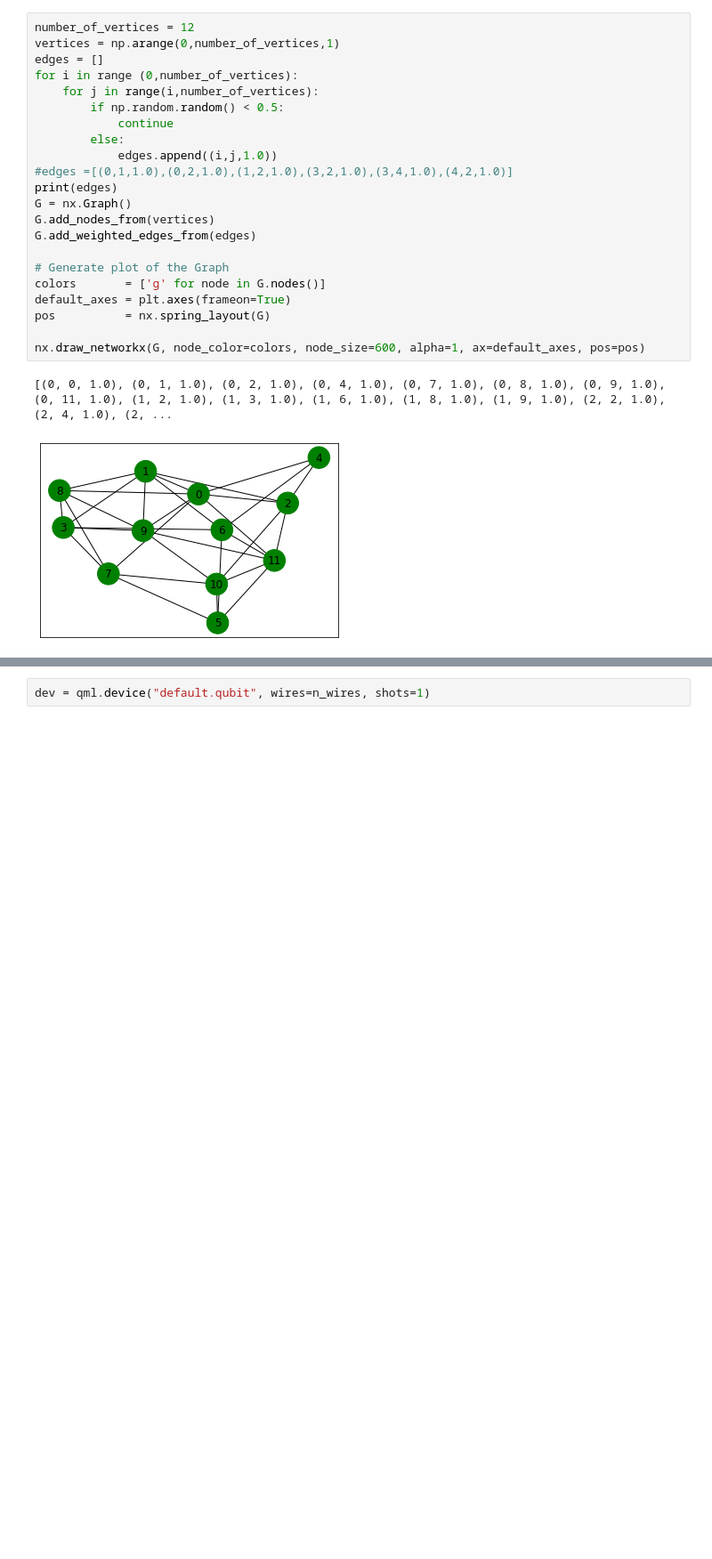
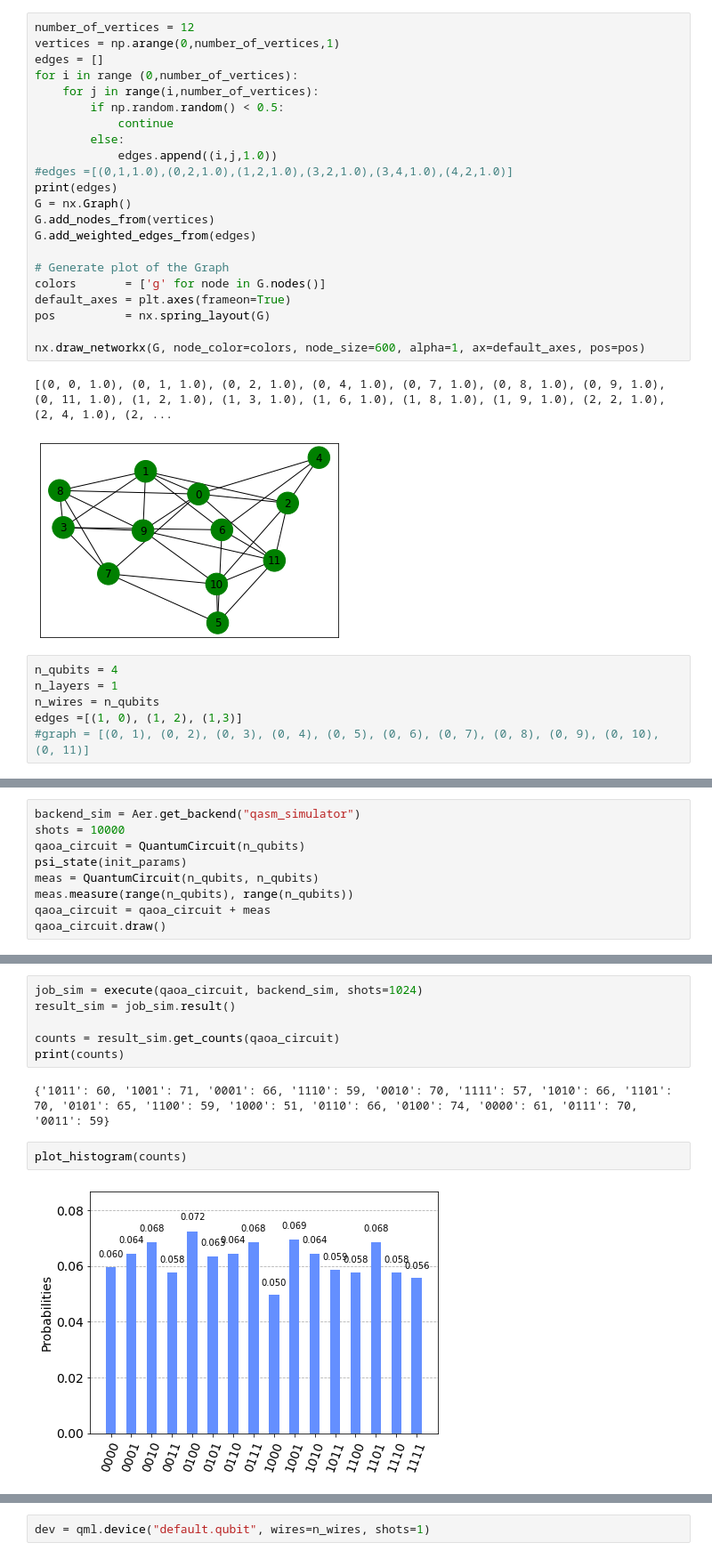
Before and after one commit to nargesalavi/QAOA-for-MAXCUT, a Jupyter notebook: QAOA_for_MaxCut.ipynb, the cells around one changed output, grey strips where cells are left out. Shown: that part at 89% size. Saved outputs shown, nothing was run; the diff lists cells and outputs as text; blank space fills up the shorter version.

```diff
--- a/QAOA_for_MaxCut.ipynb
+++ b/QAOA_for_MaxCut.ipynb
@@ -39,3 +51,9 @@ nx.draw_networkx(G, node_color=colors, node_size=600, alpha=1, ax=default_axes,
 # %% [output]
 [(0, 0, 1.0), (0, 1, 1.0), (0, 2, 1.0), (0, 4, 1.0), (0, 7, 1.0), (0, 8, 1.0), (0, 9, 1.0), (0, 11, 1.0), (1, 2, 1.0), (1, 3, 1.0), (1, 6, 1.0), (1, 8, 1.0), (1, 9, 1.0), (2, 2, 1.0), (2, 4, 1.0), (2, ...
 [figure]
+# %%
+n_qubits = 4
+n_layers = 1
+n_wires = n_qubits
+edges =[(1, 0), (1, 2), (1,3)]
+#graph = [(0, 1), (0, 2), (0, 3), (0, 4), (0, 5), (0, 6), (0, 7), (0, 8), (0, 9), (0, 10), (0, 11)]
@@ -41,0 +171,9 @@ nx.draw_networkx(G, node_color=colors, node_size=600, alpha=1, ax=default_axes,
+# %%
+backend_sim = Aer.get_backend("qasm_simulator")
+shots = 10000
+qaoa_circuit = QuantumCircuit(n_qubits)
+psi_state(init_params)
+meas = QuantumCircuit(n_qubits, n_qubits)
+meas.measure(range(n_qubits), range(n_qubits))
+qaoa_circuit = qaoa_circuit + meas
+qaoa_circuit.draw()
@@ -41,0 +192,12 @@ nx.draw_networkx(G, node_color=colors, node_size=600, alpha=1, ax=default_axes,
+# %%
+job_sim = execute(qaoa_circuit, backend_sim, shots=1024)
+result_sim = job_sim.result()
+
+counts = result_sim.get_counts(qaoa_circuit)
+print(counts)
+# %% [output]
+{'1011': 60, '1001': 71, '0001': 66, '1110': 59, '0010': 70, '1111': 57, '1010': 66, '1101': 70, '0101': 65, '1100': 59, '1000': 51, '0110': 66, '0100': 74, '0000': 61, '0111': 70, '0011': 59}
+# %%
+plot_histogram(counts)
+# %% [output]
+[figure, added]
```
Also changed, not shown: parts of 29 cells of this notebook.
